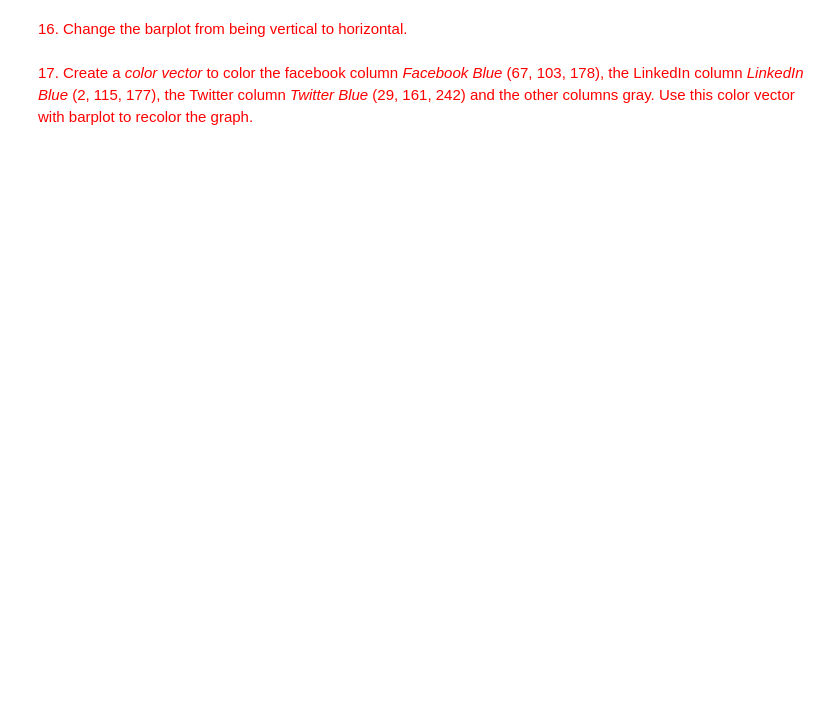
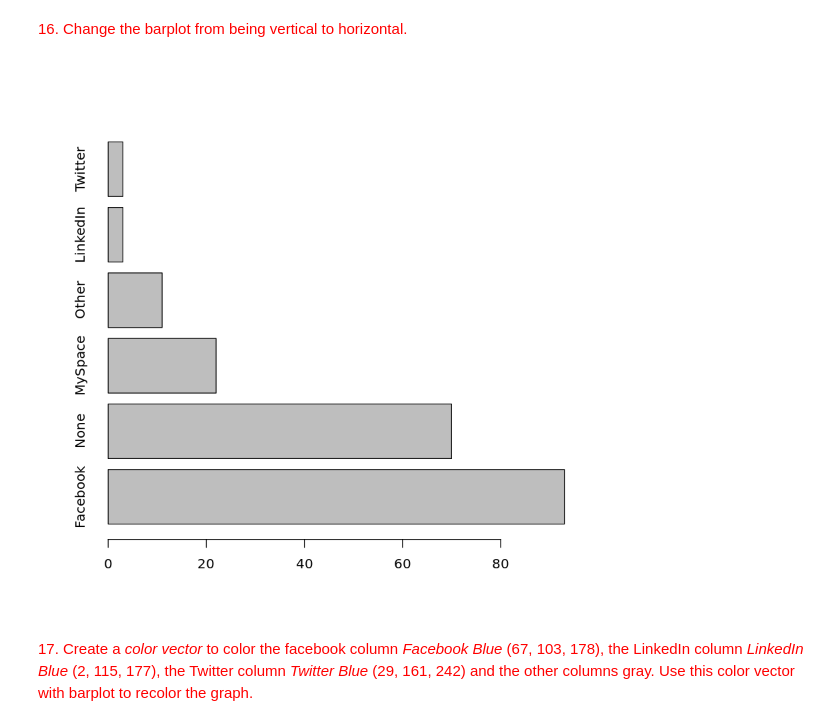
Before and after one commit to eparrish64/csci627-assignment03-eparrish64, a Jupyter notebook: CSCI627-assignment03.ipynb, the cells around one changed output. Cells and saved outputs as stored; diff of their text form; code cells hidden in the pictures; blank space fills up the shorter version.

```diff
--- a/CSCI627-assignment03.ipynb
+++ b/CSCI627-assignment03.ipynb
@@ -40,4 +134,8 @@ This exercises tracks the course [Learning R](https://www.lynda.com/R-tutorials/
 # %% [markdown]
 <span style="color:red">16. Change the barplot from being vertical to horizontal.</span>
+# %%
+barplot(site.freq[order(site.freq,decreasing=T)],horiz=T)
+# %% [output]
+[figure, added]
 # %% [markdown]
 <span style="color:red">17. Create a *color vector* to color the facebook column *Facebook Blue* (67, 103, 178), the LinkedIn column *LinkedIn Blue* (2, 115, 177), the Twitter column *Twitter Blue* (29, 161, 242) and the other columns gray. Use this color vector with barplot to recolor the graph.</span>
```
Also changed, not shown: parts of 39 cells of this notebook.
